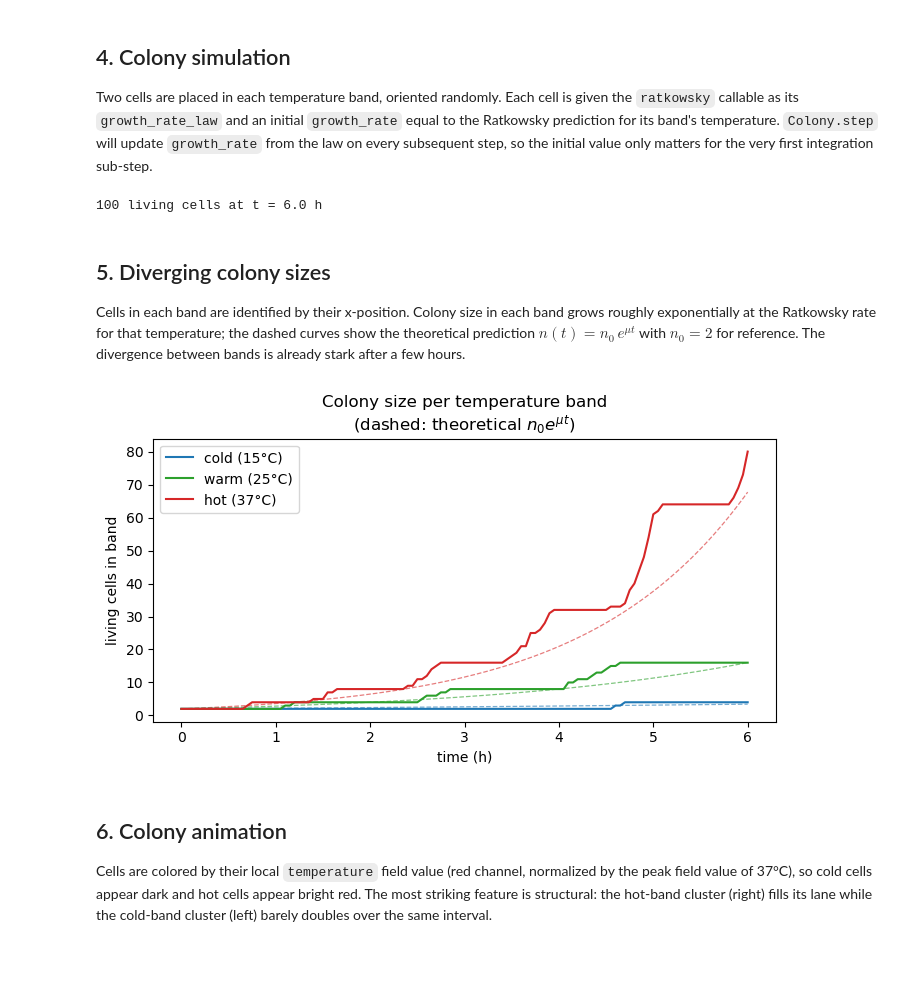
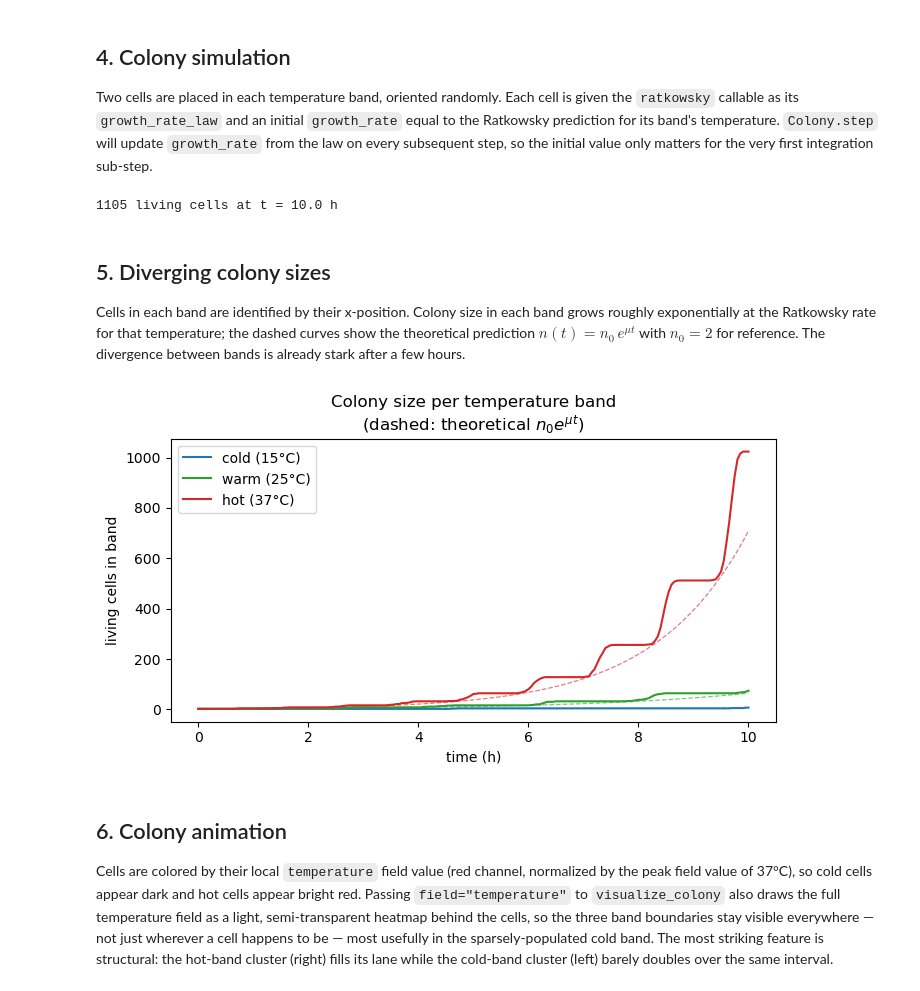
Before and after one commit to Paytonco/multicellular, a Jupyter notebook: examples/ratkowsky_temperature_demo.ipynb, the cells around one changed output. Drawn from its saved outputs; the diff is of its cells as text; code cells hidden in the pictures; blank space fills up the shorter version.

```diff
--- a/examples/ratkowsky_temperature_demo.ipynb
+++ b/examples/ratkowsky_temperature_demo.ipynb
@@ -199,14 +199,14 @@ for band_idx, (band_name, T_band, positions) in enumerate(band_specs):
         cells.append(cell)
 
 colony = Colony(cells, env, k=10.0, drag=1.0)
-sim    = Simulation(colony, dt=0.05, t_max=6.0)
+sim    = Simulation(colony, dt=0.05, t_max=10.0)
 df     = sim.run()
 
 t_final = df["time"].max()
 n_final = int(df[df["time"] == t_final]["alive"].sum())
 print(f"\n{n_final} living cells at t = {t_final:.1f} h")
 # %% [output]
-100 living cells at t = 6.0 h
+1105 living cells at t = 10.0 h
 # %% [markdown]
 ## 5. Diverging colony sizes
 
@@ -236,42 +236,46 @@ palette = {
     f"hot ({T_HOT:.0f}\u00b0C)": "tab:red",
 }
 
 fig, ax = plt.subplots(figsize=(7, 4))
-t_theory = np.linspace(0, 6.0, 300)
+t_theory = np.linspace(0, 10.0, 500)
 n0 = 2
 
 for T_band, label_key in [
     (T_COLD, f"cold ({T_COLD:.0f}\u00b0C)"),
     (T_WARM, f"warm ({T_WARM:.0f}\u00b0C)"),
     (T_HOT,  f"hot ({T_HOT:.0f}\u00b0C)"),
 ]:
     mu = ratkowsky({}, {"temperature": T_band})
     color = palette[label_key]
     ax.plot(t_theory, n0 * np.exp(mu * t_theory), "--", color=color,
             linewidth=0.9, alpha=0.6)
 
 for band_label, group in band_counts.groupby("band", observed=True):
     color = palette.get(str(band_label), "gray")
     ax.plot(group["time"], group["n_cells"], color=color, label=str(band_label))
 
 ax.set_xlabel("time (h)")
 ax.set_ylabel("living cells in band")
 ax.set_title(
     "Colony size per temperature band\n"
     "(dashed: theoretical $n_0 e^{\\mu t}$)"
 )
 ax.legend()
 fig.tight_layout()
 plt.show()
 # %% [output]
-[figure, old version]
+[figure, new version]
 # %% [markdown]
 ## 6. Colony animation
 
 Cells are colored by their local `temperature` field value (red channel,
 normalized by the peak field value of 37°C), so cold cells appear dark and
-hot cells appear bright red.  The most striking feature is structural: the
-hot-band cluster (right) fills its lane while the cold-band cluster (left)
-barely doubles over the same interval.
+hot cells appear bright red. Passing `field="temperature"` to
+`visualize_colony` also draws the full temperature field as a light,
+semi-transparent heatmap behind the cells, so the three band boundaries
+stay visible everywhere — not just wherever a cell happens to be — most
+usefully in the sparsely-populated cold band.  The most striking feature
+is structural: the hot-band cluster (right) fills its lane while the
+cold-band cluster (left) barely doubles over the same interval.
 # %%
 sim.visualize_colony(
```
Also changed, not shown: parts of 1 cell of this notebook, 5 other files.
